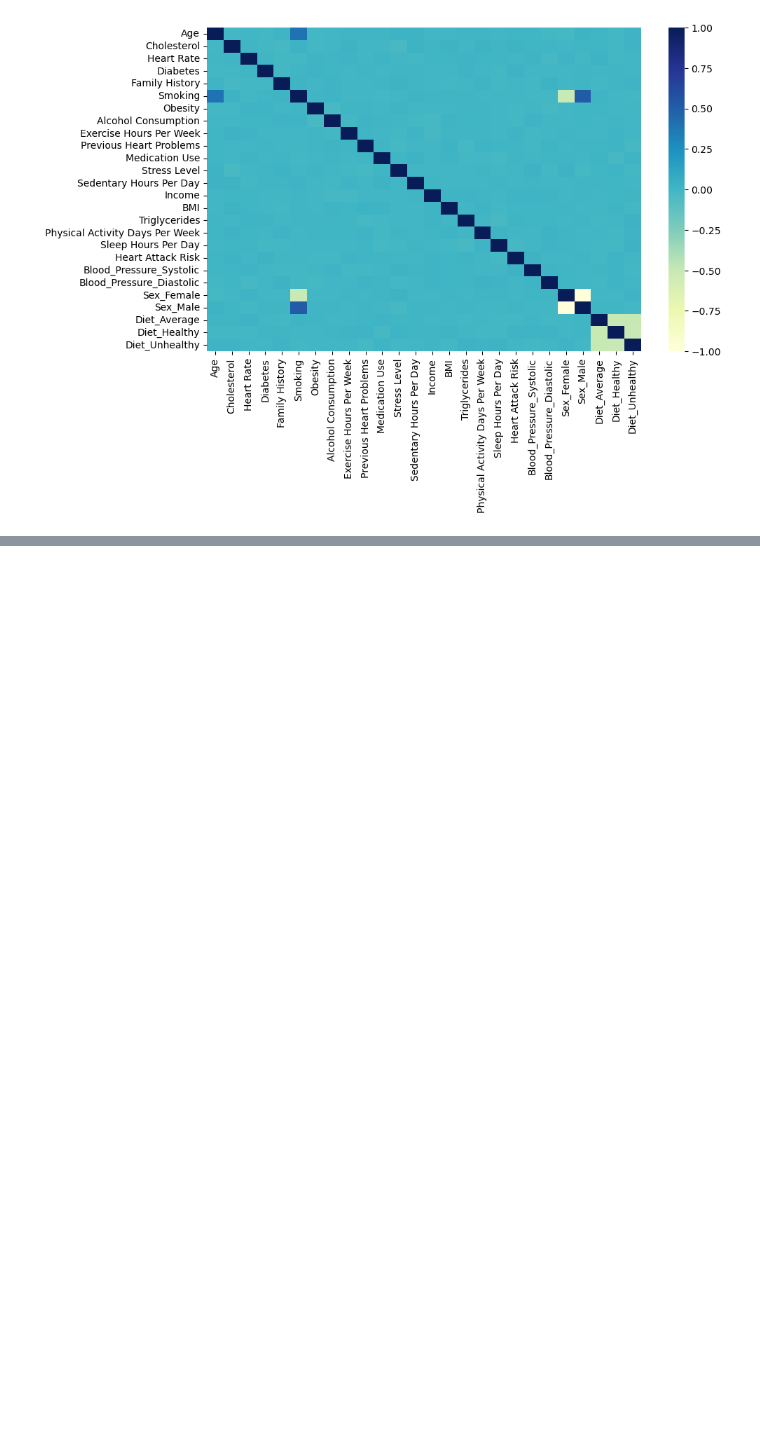
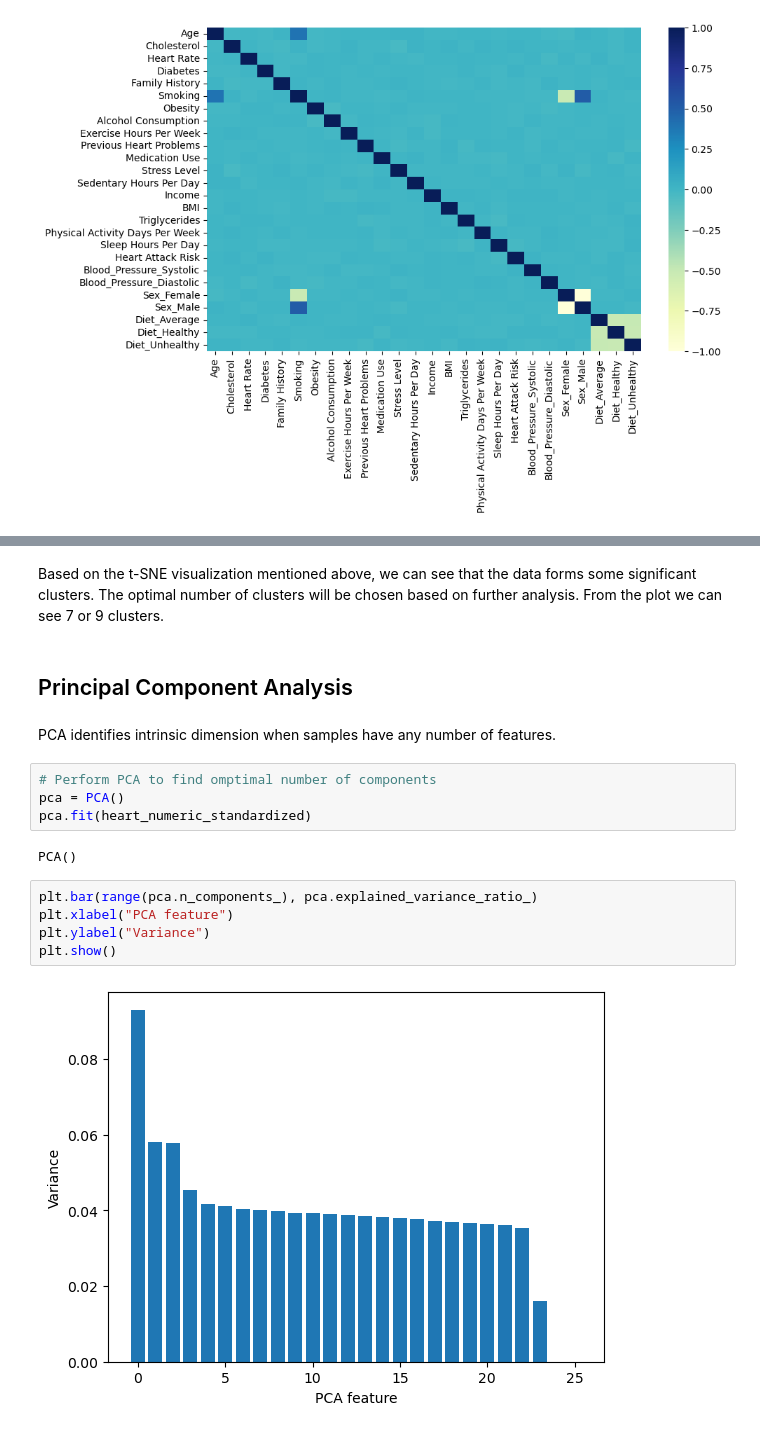
Before and after one commit to Hubert-Magdziak/Dimension-reduction, a Jupyter notebook: Dimension Reduction.ipynb, the cells around one changed output, grey strips where cells are left out. Saved outputs shown, nothing was run; the diff lists cells and outputs as text; blank space fills up the shorter version.

```diff
--- a/Dimension Reduction.ipynb
+++ b/Dimension Reduction.ipynb
@@ -102,0 +131,19 @@ sns.heatmap(heart_numeric.corr(), cmap = "YlGnBu")
+# %% [markdown]
+Based on the t-SNE visualization mentioned above, we can see that the data forms some significant clusters. The optimal number of clusters will be chosen based on further analysis. From the plot we can see 7 or 9 clusters.
+# %% [markdown]
+## Principal Component Analysis
+# %% [markdown]
+PCA identifies intrinsic dimension when samples have any number of features.
+# %%
+# Perform PCA to find omptimal number of components
+pca = PCA()
+pca.fit(heart_numeric_standardized)
+# %% [output]
+PCA()
+# %%
+plt.bar(range(pca.n_components_), pca.explained_variance_ratio_)
+plt.xlabel("PCA feature")
+plt.ylabel("Variance")
+plt.show()
+# %% [output]
+[figure, added]
```
Also changed, not shown: parts of 25 cells of this notebook.
